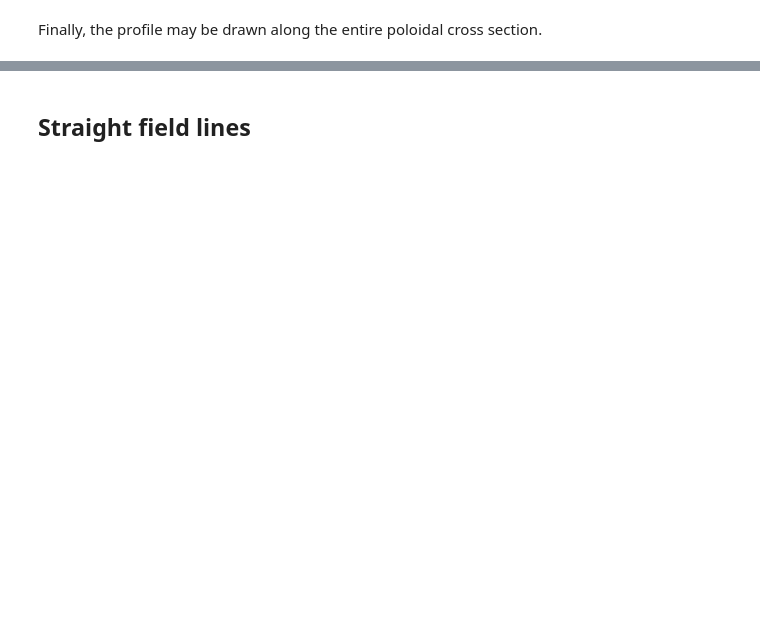
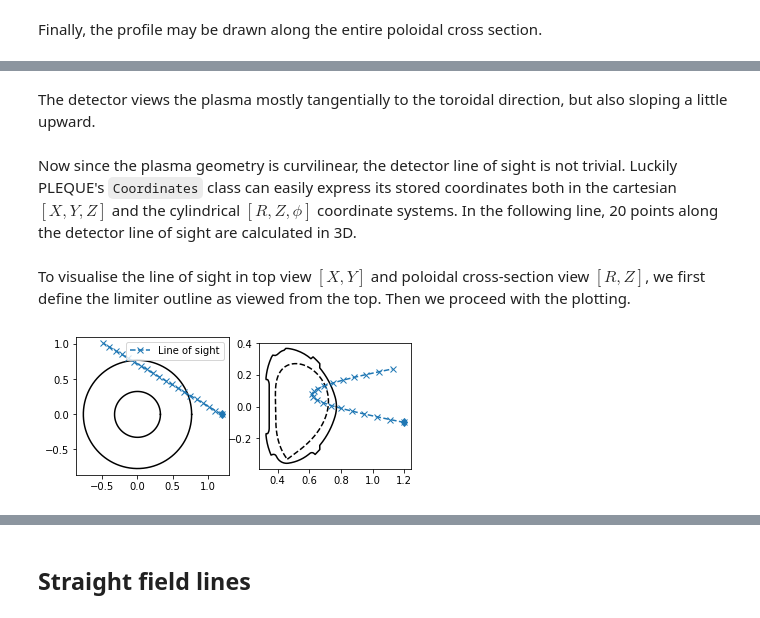
Before and after one commit to kripnerl/pleque, a Jupyter notebook: notebooks/fuzenet_phd.ipynb, the cells around one changed output, grey strips where cells are left out. Drawn from its saved outputs; the diff is of its cells as text; code cells hidden in the pictures; blank space fills up the shorter version.

Commit message:
Tracing field lines

```diff
--- a/notebooks/fuzenet_phd.ipynb
+++ b/notebooks/fuzenet_phd.ipynb
@@ -373,2 +452,0 @@ ax.set_aspect('equal')
-# %%
-eq = load_testing_equilibrium(3)
@@ -374,0 +457,5 @@ eq = load_testing_equilibrium(3)
+# %%
+# Define detector position
+position = np.array((1.2, 0, -0.1))
+# %% [markdown]
+The detector views the plasma mostly tangentially to the toroidal direction, but also sloping a little upward.
@@ -375,35 +468,36 @@ eq = load_testing_equilibrium(3)
+# %% [markdown]
+Now since the plasma geometry is curvilinear, the detector line of sight is not trivial. Luckily PLEQUE's `Coordinates` class can easily express its stored coordinates both in the cartesian $[X,Y,Z]$ and the cylindrical $[R,Z,\phi]$ coordinate systems. In the following line, 20 points along the detector line of sight are calculated in 3D.
+# %%
+# Calculate detector line of sight (LOS)
+LOS = eq.coordinates(position + direction[np.newaxis,:] * np.linspace(0, 2.0, 20)[:, np.newaxis],
+                     coord_type=('X', 'Y', 'Z')
+                    )
+# %% [markdown]
+To visualise the line of sight in top view $[X,Y]$ and poloidal cross-section view $[R,Z]$, we first define the limiter outline as viewed from the top. Then we proceed with the plotting.
 # %%
-# Let's define some detector:
-# R = 1.25, Z = 0, phi = 0 pointing to (direction)
-# x = -1, y = 0.5, z = 0
-
-direction = np.array((-1, 0.6, 0.2))
-direction /= np.linalg.norm(direction)
-position = np.array((1.25, 0, -0.1))
-
-# Let's define limiters:
+# Limiter outline viewed from the top
 Ns = 100
 inner_lim = eq.coordinates(np.min(eq.first_wall.R)*np.ones(Ns), np.zeros(Ns), np.linspace(0, 2*np.pi, Ns))
 outer_lim = eq.coordinates(np.max(eq.first_wall.R)*np.ones(Ns), np.zeros(Ns), np.linspace(0, 2*np.pi, Ns))
 
-# Line of view of the detector (i.e. camera pixel):
-camera_view = eq.coordinates(position+direction[np.newaxis,:]*np.linspace(0, 2.0, 20)[:, np.newaxis], coord_type=('X', 'Y', 'Z'))
+# Prepare figure
+fig, axs = plt.subplots(1,2)
 
-fig, axs = plt.subplots(1,2)
-# Upper view:
+# Top view
 ax = axs[0]
 ax.plot(inner_lim.X, inner_lim.Y, 'k-')
 ax.plot(outer_lim.X, outer_lim.Y, 'k-')
-ax.plot(camera_view.X, camera_view.Y, 'x--', label='Chord of the view')
+ax.plot(LOS.X, LOS.Y, 'x--', label='Line of sight')
 ax.plot(position[0], position[1], 'd', color='C0')
 ax.legend()
 ax.set_aspect('equal')
 
+# Poloidal cross-section view
 ax = axs[1]
 ax.plot(eq.first_wall.R, eq.first_wall.Z, 'k-')
 ax.plot(eq.lcfs.R, eq.lcfs.Z, 'k--')
-ax.plot(camera_view.R, camera_view.Z, 'x--')
-ax.plot(position[0], position[2], 'd', color='C0')
+ax.plot(LOS.R, LOS.Z, 'x--')
+ax.plot(LOS.R[0], position[2], 'd', color='C0')
 ax.set_aspect('equal')
-
-save_it('profile_3d', 2)
+# %% [output]
+[figure, added]
```
Also changed, not shown: parts of 39 cells of this notebook.
